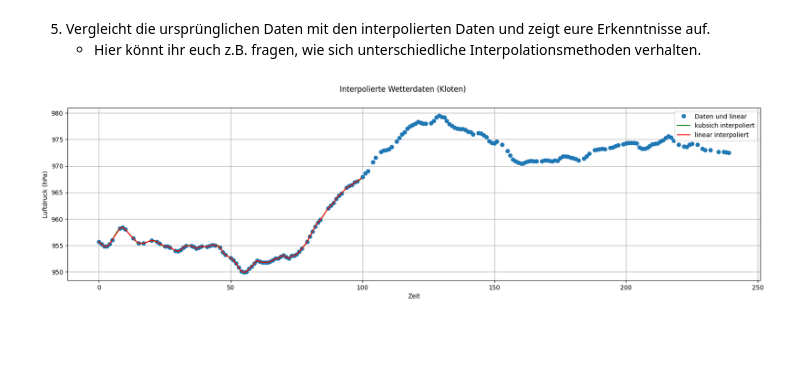
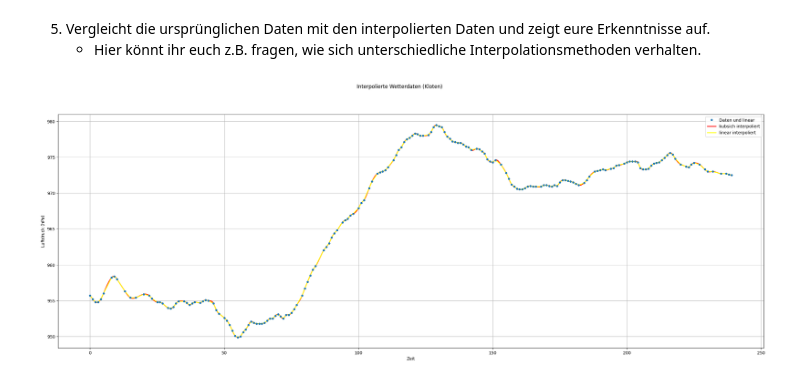
Before and after one commit to Kevin-J-Klein/NGDS-Gruppe-G, a Jupyter notebook: WetterstationGruppeG_alex.ipynb, the cells around one changed output. Drawn from its saved outputs; the diff is of its cells as text; code cells hidden in the pictures; blank space fills up the shorter version.

Commit message:
aufg5: Plot angepasst, nicht fertig

```diff
--- a/WetterstationGruppeG_alex.ipynb
+++ b/WetterstationGruppeG_alex.ipynb
@@ -172,19 +181,21 @@ pressure_inter_linear = f_linear(t)
 # %%
-fig, (ax1) = plt.subplots(1, 1, sharex=True, figsize=(20,5))
+fig, (ax1) = plt.subplots(1, 1, sharex=True, figsize=(30,10))
 fig.subplots_adjust(wspace=0.5, hspace=0.3)
 
-ax1.plot(time_diff[:200], prestah0[:200], 'o', label='Daten und linear')
-ax1.plot(t[0:200], pressure_inter_cubic[0:200], 'g-', label='kubsich interpoliert')
-ax1.plot(t[0:200], pressure_inter_linear[0:200], 'r-', label='linear interpoliert')
+ax1.plot(time_diff[0:200], prestah0[:200], 'o', markersize=4, label='Daten und linear',zorder=10) #zorder=10: die blauen Punkte. über den Interpolationslinien
+ax1.plot(t[0:2*239], pressure_inter_cubic[0:2*239], 'r-', label='kubsich interpoliert',linewidth=2)
+ax1.plot(t[0:2*239], pressure_inter_linear[0:2*239], color= 'yellow', label='linear interpoliert',linewidth=2)
+#ax1.plot(time_diff, prestah0[:200], 'o', markersize=4, label='Daten und linear')
+
 ax1.set_ylabel('Luftdruck (hPa)')
 ax1.legend()
 
 plt.grid()
 plt.xlabel('Zeit')
 plt.suptitle('Interpolierte Wetterdaten (Kloten)')
 plt.show()
 
 #Kommentar herausfinden, was das maximum ist, damit alle interpolierte Daten angezeigt werden
 #da t[0:200] nur einen Anzahl Werte im Array
 # %% [output]
-[figure, old version]
+[figure, new version]
```
Also changed, not shown: parts of 3 cells of this notebook.
